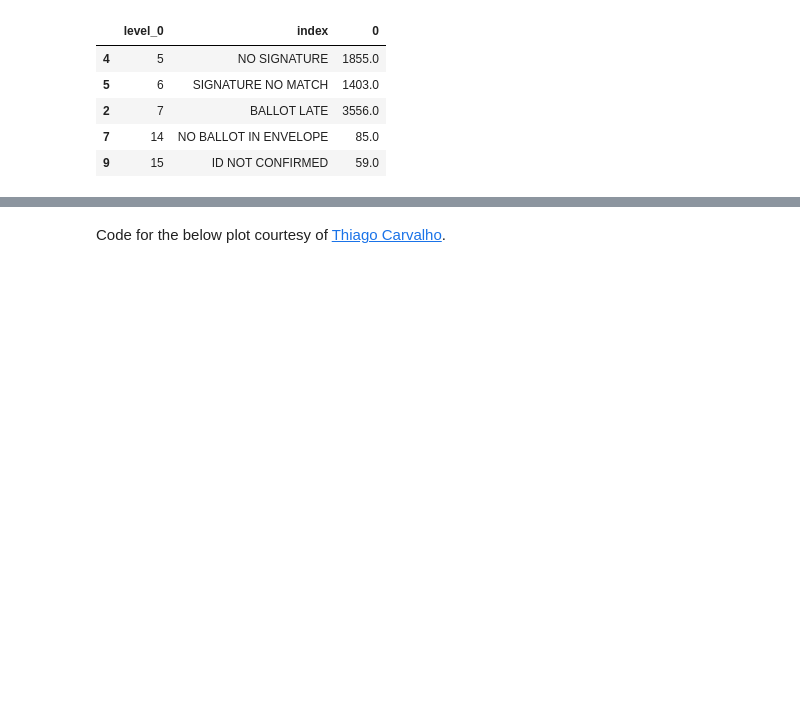
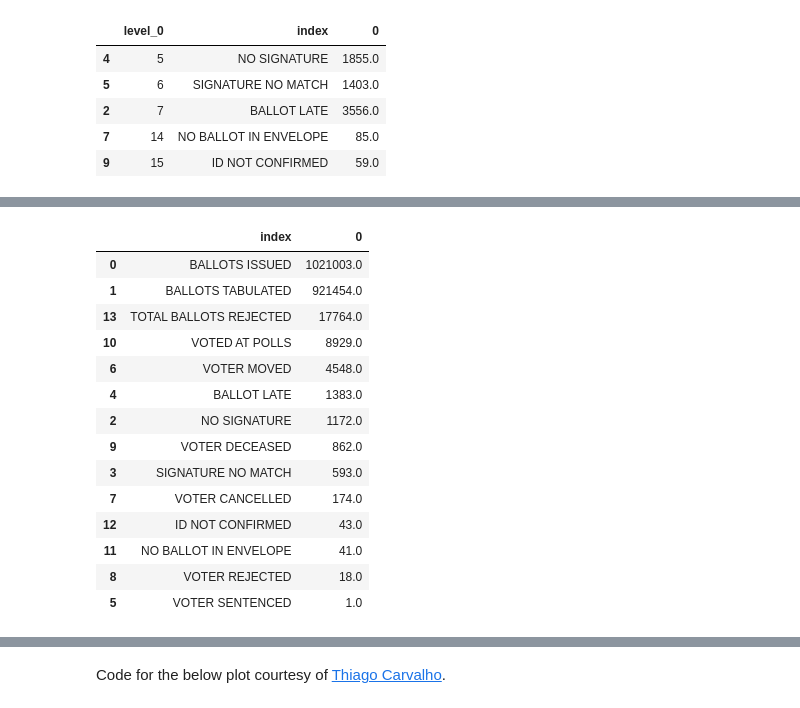
Before and after one commit to alexiskedo/Rejected-Ballot-Data, a Jupyter notebook: final_analysis.ipynb, the cells around one changed output, grey strips where cells are left out. Saved outputs shown, nothing was run; the diff lists cells and outputs as text; code cells hidden in the pictures; blank space fills up the shorter version.

```diff
--- a/final_analysis.ipynb
+++ b/final_analysis.ipynb
@@ -259,4 +237,4 @@ plt.show()
 # %%
-#ep_rejects = df2.sum(numeric_only=True, axis=0).to_frame().reset_index()
+ep_rejects = df2.sum(numeric_only=True, axis=0).to_frame().reset_index()
 # %%
-#ep_rejects = ep_rejects.sort_values(by=[0],ascending=False)
+ep_rejects = ep_rejects.sort_values(by=[0],ascending=False)
@@ -265,3 +241,21 @@ plt.show()
+# %%
+ep_rejects
+# %% [output]
+|  | index | 0 |
+| 0 | BALLOTS ISSUED | 1021003.0 |
+| 1 | BALLOTS TABULATED | 921454.0 |
+| 13 | TOTAL BALLOTS REJECTED | 17764.0 |
+| 10 | VOTED AT POLLS | 8929.0 |
+| 6 | VOTER MOVED | 4548.0 |
+| 4 | BALLOT LATE | 1383.0 |
+| 2 | NO SIGNATURE | 1172.0 |
+| 9 | VOTER DECEASED | 862.0 |
+| 3 | SIGNATURE NO MATCH | 593.0 |
+| 7 | VOTER CANCELLED | 174.0 |
+| 12 | ID NOT CONFIRMED | 43.0 |
+| 11 | NO BALLOT IN ENVELOPE | 41.0 |
+| 8 | VOTER REJECTED | 18.0 |
+| 5 | VOTER SENTENCED | 1.0 |
 # %%
 top5 = all_rejections2.iloc[0:5]
 # %%
```
Also changed, not shown: parts of 19 cells of this notebook.
